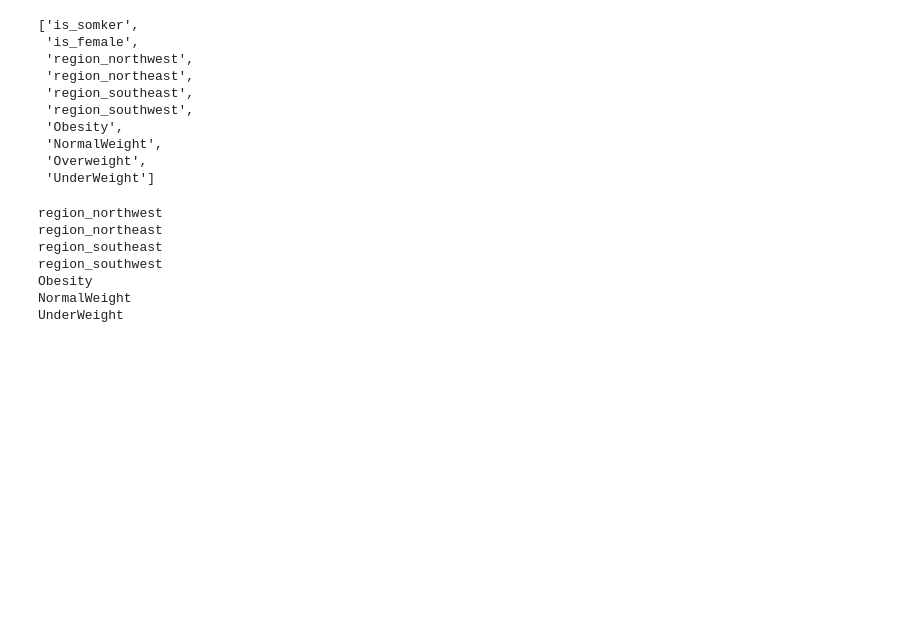
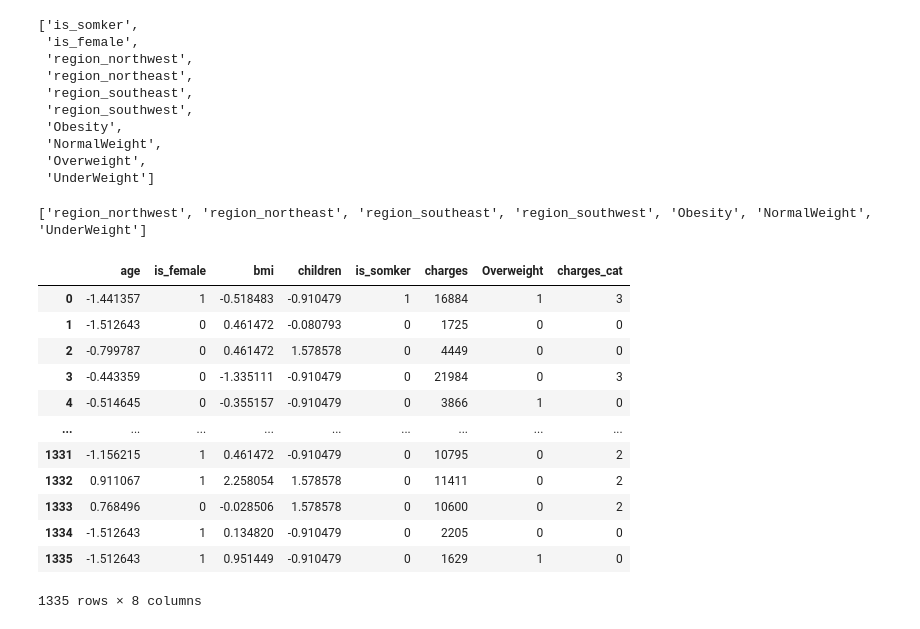
Before and after one commit to hv7275/ML, a Jupyter notebook: Part l/main.ipynb, the cells around one changed output. Saved outputs shown, nothing was run; the diff lists cells and outputs as text; code cells hidden in the pictures; blank space fills up the shorter version.

```diff
--- a/Part l/main.ipynb
+++ b/Part l/main.ipynb
@@ -480,32 +480,47 @@ cat_feature
  'Overweight',
  'UnderWeight']
 # %%
+
 from scipy.stats import chi2_contingency
 
 alpha = 0.05
 chi2_result = {}
 
-for col in cat_feature:
+
+for col in cat_feature:   # cat_feature should be a list of categorical column names
     contingency = pd.crosstab(final_df[col], final_df['charges_cat'])
     chi2_stat, p_val, _, _ = chi2_contingency(contingency)
 
     decision = "Reject Null (Keep Feature)" if p_val < alpha else "Accept Null (Drop Feature)"
 
     chi2_result[col] = {
         'chi2_statistic': chi2_stat,
         'p_value': p_val,
         'decision': decision
     }
 
-# Print features to drop
-for feature, result in chi2_result.items():
-    if result.get('decision') == 'Accept Null (Drop Feature)':
-        print(feature)
+
+columns_to_to_drop = [
+    feature for feature, result in chi2_result.items()
+    if result.get('decision') == 'Accept Null (Drop Feature)'
+]
+
+print(columns_to_to_drop)
+final_data = final_df.drop(columns=columns_to_to_drop)
+
+final_data
 # %% [output]
-region_northwest
-region_northeast
-region_southeast
-region_southwest
-Obesity
-NormalWeight
-UnderWeight
+['region_northwest', 'region_northeast', 'region_southeast', 'region_southwest', 'Obesity', 'NormalWeight', 'UnderWeight']
+|  | age | is_female | bmi | children | is_somker | charges | Overweight | charges_cat |
+| 0 | -1.441357 | 1 | -0.518483 | -0.910479 | 1 | 16884 | 1 | 3 |
+| 1 | -1.512643 | 0 | 0.461472 | -0.080793 | 0 | 1725 | 0 | 0 |
+| 2 | -0.799787 | 0 | 0.461472 | 1.578578 | 0 | 4449 | 0 | 0 |
+| 3 | -0.443359 | 0 | -1.335111 | -0.910479 | 0 | 21984 | 0 | 3 |
+| 4 | -0.514645 | 0 | -0.355157 | -0.910479 | 0 | 3866 | 1 | 0 |
+| ... | ... | ... | ... | ... | ... | ... | ... | ... |
+| 1331 | -1.156215 | 1 | 0.461472 | -0.910479 | 0 | 10795 | 0 | 2 |
+| 1332 | 0.911067 | 1 | 2.258054 | 1.578578 | 0 | 11411 | 0 | 2 |
+| 1333 | 0.768496 | 0 | -0.028506 | 1.578578 | 0 | 10600 | 0 | 2 |
+| 1334 | -1.512643 | 1 | 0.134820 | -0.910479 | 0 | 2205 | 0 | 0 |
+| 1335 | -1.512643 | 1 | 0.951449 | -0.910479 | 0 | 1629 | 1 | 0 |
+1335 rows × 8 columns
```
Also changed, not shown: parts of 7 cells of this notebook, 1 other file.
